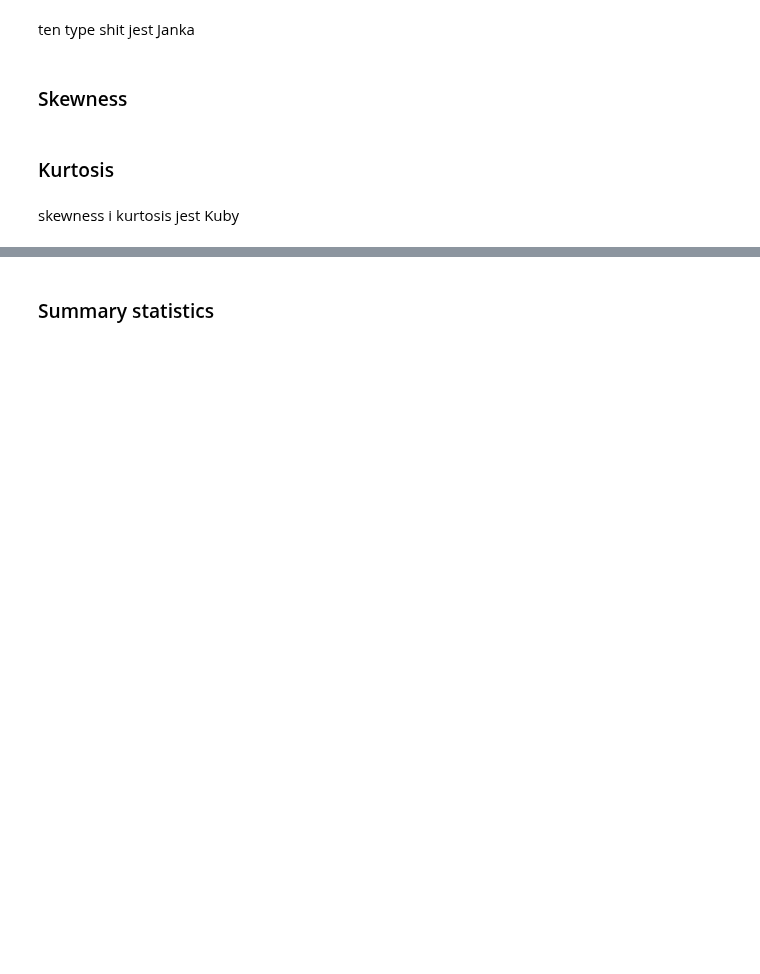
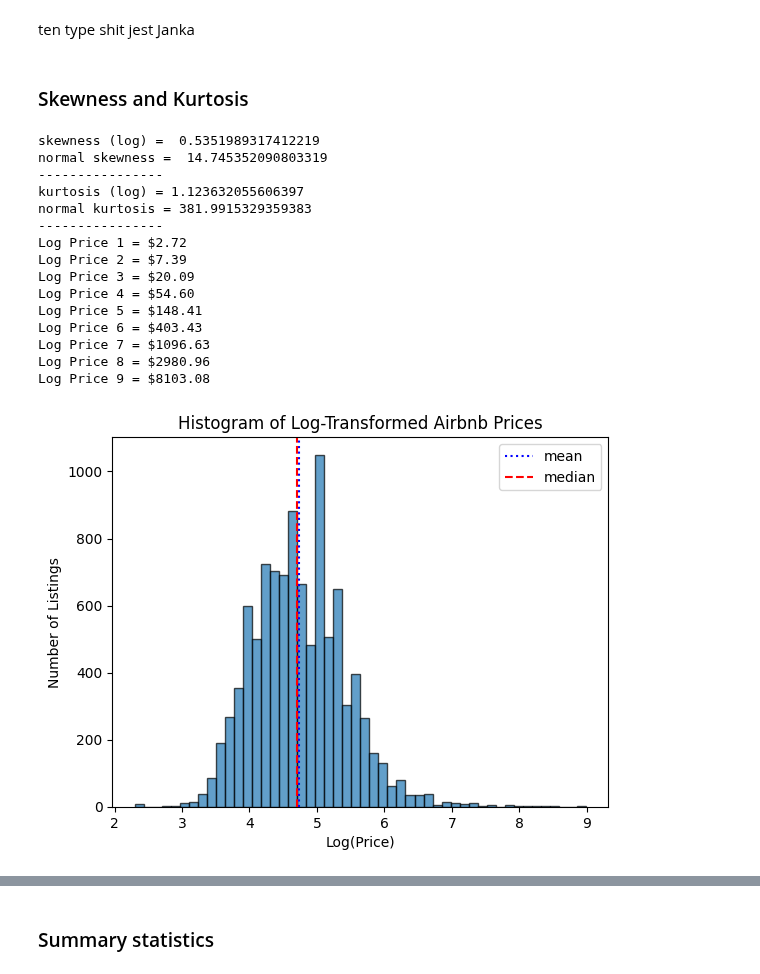
Before and after one commit to simioon/descriptive-statistics-meanlads, a Jupyter notebook: data-cleansing-visualization/Cleaning_Data_in_Python_live_session.ipynb, the cells around one changed output, grey strips where cells are left out. Saved outputs shown, nothing was run; the diff lists cells and outputs as text; code cells hidden in the pictures; blank space fills up the shorter version.

Commit message:
kurtosis and skewnes

```diff
--- a/data-cleansing-visualization/Cleaning_Data_in_Python_live_session.ipynb
+++ b/data-cleansing-visualization/Cleaning_Data_in_Python_live_session.ipynb
@@ -801,8 +801,53 @@ Później jak będe mergowal to komentarze pousuwam (jak bede pamietal).
 # %% [markdown]
 ten type shit jest Janka
 # %% [markdown]
-### Skewness
+### Skewness and Kurtosis
-# %% [markdown]
-### Kurtosis
-# %% [markdown]
-skewness i kurtosis jest Kuby
+# %%
+from scipy.stats import skew, kurtosis
+airbnb2 = airbnb[airbnb['price'] > 0].copy()
+airbnb2['log_price'] = np.log(airbnb2['price'])
+
+log_skew = airbnb2['log_price'].skew()
+print("skewness (log) = ", log_skew)
+print("normal skewness = ", airbnb2['price'].skew())
+
+print("----------------")
+
+log_kurt = airbnb2['log_price'].kurt()
+normal_kurt = airbnb2['price'].kurt()
+print("kurtosis (log) =" , log_kurt)
+print("normal kurtosis =" , normal_kurt)
+
+print("----------------")
+
+for i in range(1, 10):
+    price = np.exp(i)
+    print(f"Log Price {i} = ${price:.2f}")
+
+
+plt.hist(airbnb2['log_price'], bins=50, edgecolor='black', alpha=0.7)
+plt.axvline(airbnb2['log_price'].mean(), linestyle="dotted", color="blue", label="mean")
+plt.axvline(airbnb2['log_price'].median(), linestyle="dashed", color="red", label="median")
+
+plt.xlabel("Log(Price)")
+plt.ylabel("Number of Listings")
+plt.title("Histogram of Log-Transformed Airbnb Prices")
+plt.legend()
+plt.show()
+# %% [output]
+skewness (log) =  0.5351989317412219
+normal skewness =  14.745352090803319
+----------------
+kurtosis (log) = 1.123632055606397
+normal kurtosis = 381.9915329359383
+----------------
+Log Price 1 = $2.72
+Log Price 2 = $7.39
+Log Price 3 = $20.09
+Log Price 4 = $54.60
+Log Price 5 = $148.41
+Log Price 6 = $403.43
+Log Price 7 = $1096.63
+Log Price 8 = $2980.96
+Log Price 9 = $8103.08
+[figure, added]
```
Also changed, not shown: parts of 8 cells of this notebook.
